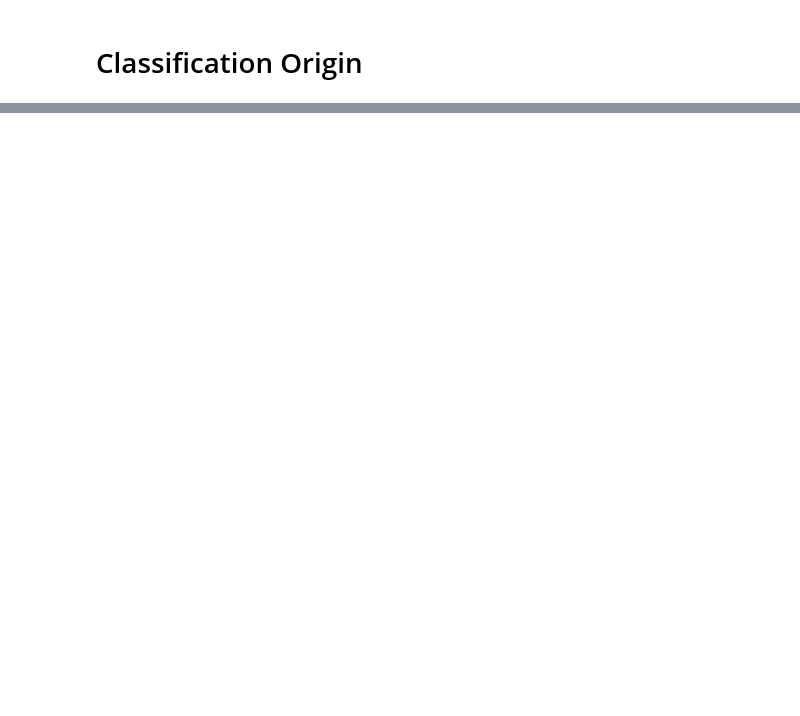
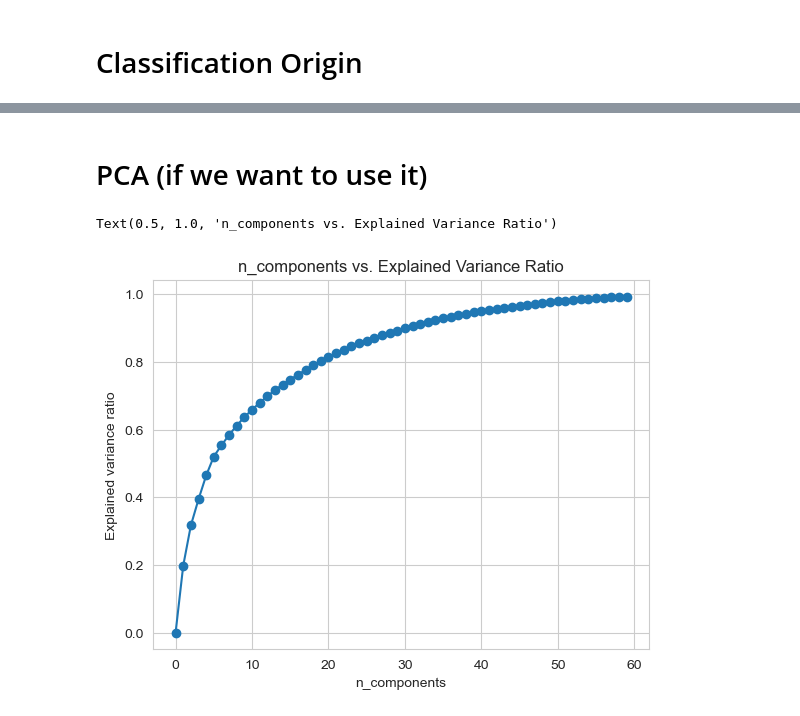
Before and after one commit to widmerc/GEO871, a Jupyter notebook: Project.ipynb, the cells around one changed output, grey strips where cells are left out. Cells and saved outputs as stored; diff of their text form; code cells hidden in the pictures; blank space fills up the shorter version.

```diff
--- a/Project.ipynb
+++ b/Project.ipynb
@@ -115,0 +131,27 @@ plt.show()
+# %% [markdown]
+# PCA (if we want to use it)
+# %%
+#make PCA:
+data3 = data2.drop(['country',68,69],axis = 1)
+
+scaler = preprocessing.StandardScaler()
+data3_scaled = scaler.fit_transform(data3)
+
+pca = PCA(n_components=10).fit(data3_scaled)
+data3_pca = pca.transform(data3_scaled)
+
+nums = np.arange(60)
+var_ratio = []
+for num in nums:
+    pca = PCA(n_components=num)
+    pca.fit(data3_scaled)
+    var_ratio.append(np.sum(pca.explained_variance_ratio_))
+
+
+plt.plot(nums,var_ratio,marker='o')
+plt.xlabel('n_components')
+plt.ylabel('Explained variance ratio')
+plt.title('n_components vs. Explained Variance Ratio')
+# %% [output]
+Text(0.5, 1.0, 'n_components vs. Explained Variance Ratio')
+[figure, added]
```
Also changed, not shown: parts of 6 cells of this notebook, 11 other files.
